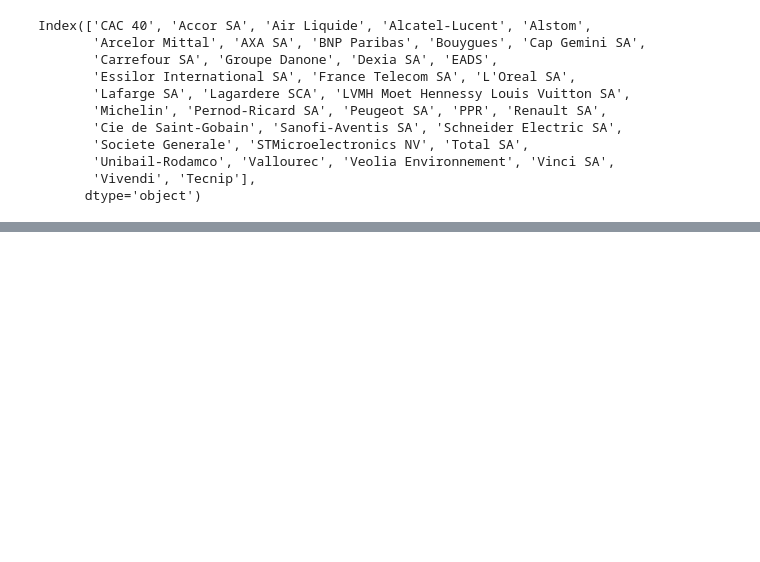
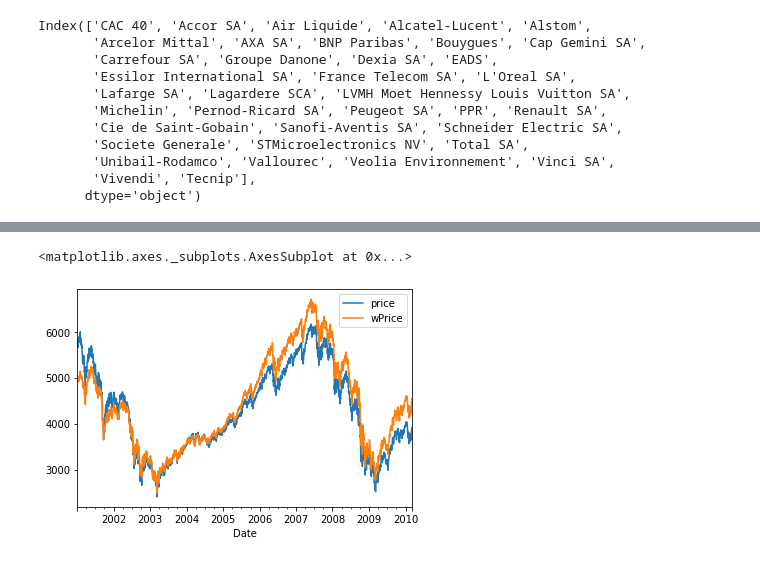
Before and after one commit to ShanCheng1994/Cointegration_Alpha, a Jupyter notebook: cointegration.ipynb, the cells around one changed output, grey strips where cells are left out. Saved outputs shown, nothing was run; the diff lists cells and outputs as text; code cells hidden in the pictures; blank space fills up the shorter version.

Commit message:
Construct pl for tracking index

```diff
--- a/cointegration.ipynb
+++ b/cointegration.ipynb
@@ -150,0 +191,2 @@ df_bbg.to_csv("data/bbg_price.csv")
+# %%
+px_tab = pd.melt(df_price.reset_index(),id_vars=["Date"], value_vars=df_price.columns.values,var_name='sym', value_name='price')
@@ -150,0 +205,11 @@ df_bbg.to_csv("data/bbg_price.csv")
+# %%
+df_weight["to_use"]=df_weight["sym"].apply(lambda x: x in df_price.columns.values)
+# %%
+df=px_tab[px_tab.sym!="CAC 40"].set_index("sym").join(df_weight[["sym","wgt"]].set_index("sym")).reset_index()
+# %%
+tmp=df.assign(wPrice=df.price*df.wgt).groupby("Date")[["wPrice"]].sum()*100
+# %%
+px_tab[px_tab.sym=="CAC 40"][["Date","price"]].set_index("Date").join(tmp).plot()
+# %% [output]
+<matplotlib.axes._subplots.AxesSubplot at 0x...>
+[figure, added]
```
Also changed, not shown: parts of 34 cells of this notebook, 3 other files.
